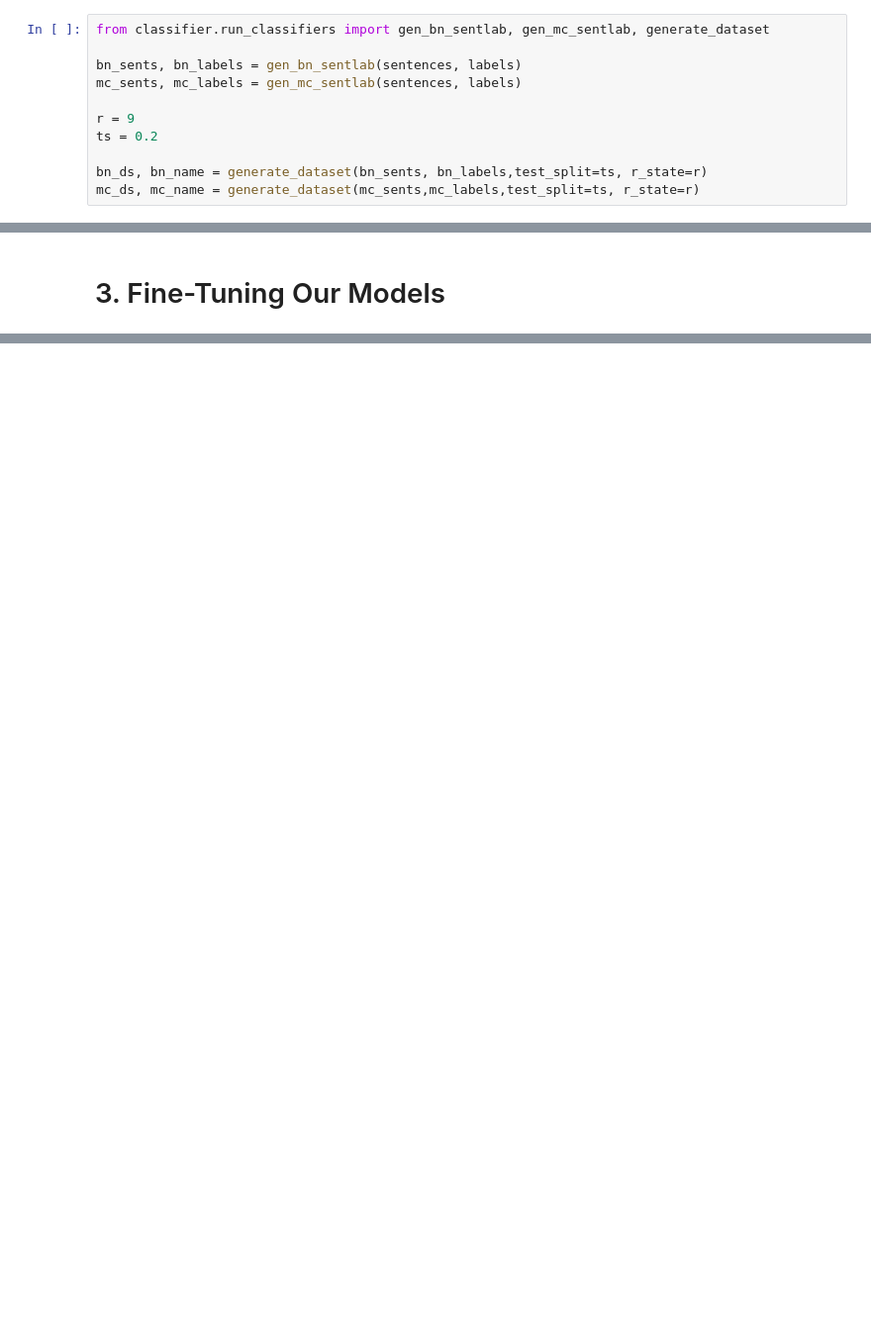
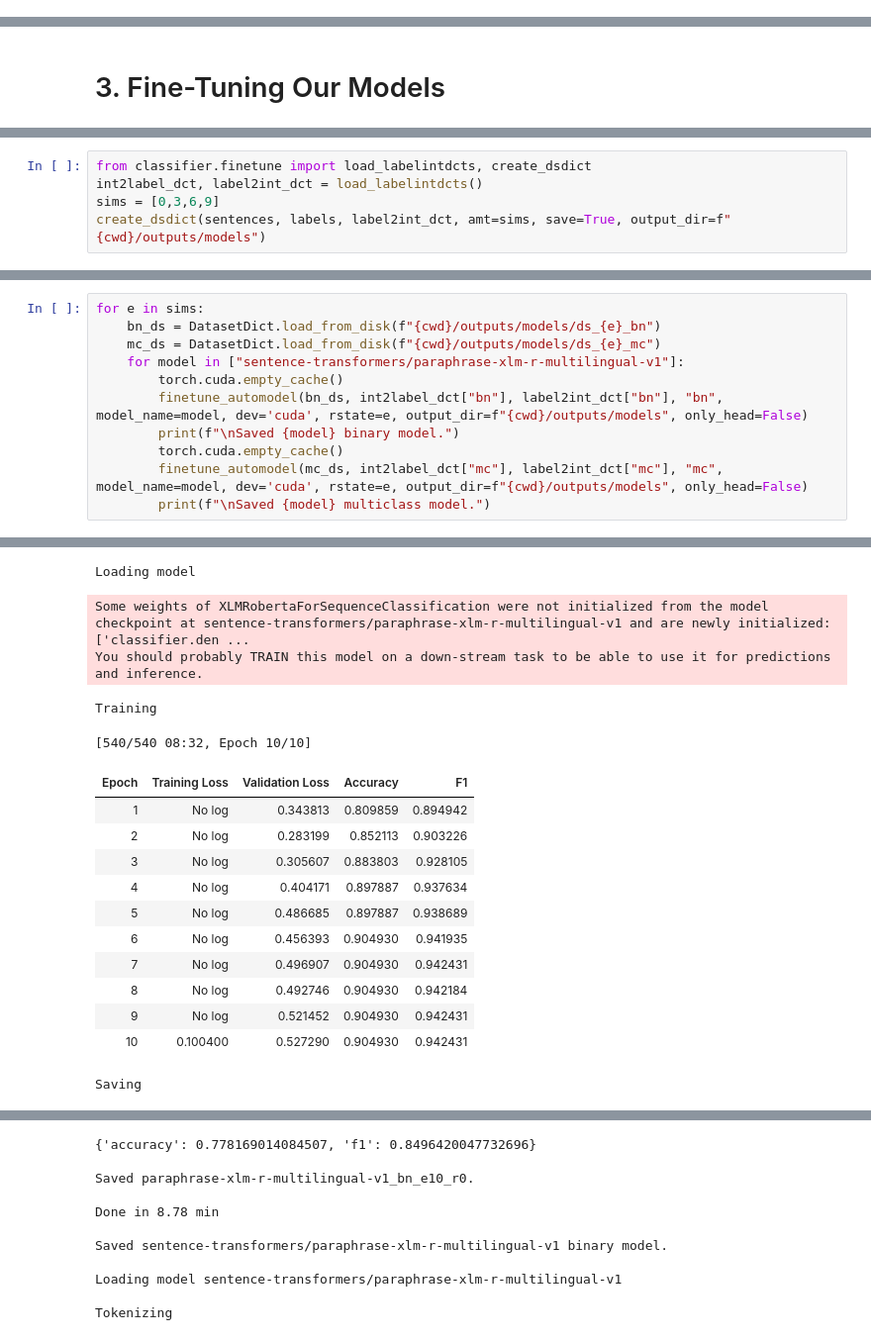
Before and after one commit to mawaskow/policy-classifier, a Jupyter notebook: workflow.ipynb, the cells around one changed output, grey strips where cells are left out. Shown: that part at 99% size. Saved outputs shown, nothing was run; the diff lists cells and outputs as text; blank space fills up the shorter version.

```diff
--- a/workflow.ipynb
+++ b/workflow.ipynb
@@ -175,11 +172,0 @@ At this point, we have a set of all the sentences and labels, including non-ince
-# %%
-from classifier.run_classifiers import gen_bn_sentlab, gen_mc_sentlab, generate_dataset
-
-bn_sents, bn_labels = gen_bn_sentlab(sentences, labels)
-mc_sents, mc_labels = gen_mc_sentlab(sentences, labels)
-
-r = 9
-ts = 0.2
-
-bn_ds, bn_name = generate_dataset(bn_sents, bn_labels,test_split=ts, r_state=r)
-mc_ds, mc_name = generate_dataset(mc_sents,mc_labels,test_split=ts, r_state=r)
@@ -218,0 +177,5 @@ Now that we have our datasets, it's time to fine-tune our models.
+# %%
+from classifier.finetune import load_labelintdcts, create_dsdict
+int2label_dct, label2int_dct = load_labelintdcts()
+sims = [0,3,6,9]
+create_dsdict(sentences, labels, label2int_dct, amt=sims, save=True, output_dir=f"{cwd}/outputs/models")
@@ -218,0 +208,12 @@ Now that we have our datasets, it's time to fine-tune our models.
+# %%
+for e in sims:
+    bn_ds = DatasetDict.load_from_disk(f"{cwd}/outputs/models/ds_{e}_bn")
+    mc_ds = DatasetDict.load_from_disk(f"{cwd}/outputs/models/ds_{e}_mc")
+    for model in ["sentence-transformers/paraphrase-xlm-r-multilingual-v1"]:
+        torch.cuda.empty_cache()
+        finetune_automodel(bn_ds, int2label_dct["bn"], label2int_dct["bn"], "bn", model_name=model, dev='cuda', rstate=e, output_dir=f"{cwd}/outputs/models", only_head=False)
+        print(f"\nSaved {model} binary model.")
+        torch.cuda.empty_cache()
+        finetune_automodel(mc_ds, int2label_dct["mc"], label2int_dct["mc"], "mc", model_name=model, dev='cuda', rstate=e, output_dir=f"{cwd}/outputs/models", only_head=False)
+        print(f"\nSaved {model} multiclass model.")
+# %% [output]
@@ -218,0 +223,17 @@ Now that we have our datasets, it's time to fine-tune our models.
+Loading model
+Some weights of XLMRobertaForSequenceClassification were not initialized from the model checkpoint at sentence-transformers/paraphrase-xlm-r-multilingual-v1 and are newly initialized: ['classifier.den ...
+You should probably TRAIN this model on a down-stream task to be able to use it for predictions and inference.
+Training
+[540/540 08:32, Epoch 10/10]
+| Epoch | Training Loss | Validation Loss | Accuracy | F1 |
+| 1 | No log | 0.343813 | 0.809859 | 0.894942 |
+| 2 | No log | 0.283199 | 0.852113 | 0.903226 |
+| 3 | No log | 0.305607 | 0.883803 | 0.928105 |
+| 4 | No log | 0.404171 | 0.897887 | 0.937634 |
+| 5 | No log | 0.486685 | 0.897887 | 0.938689 |
+| 6 | No log | 0.456393 | 0.904930 | 0.941935 |
+| 7 | No log | 0.496907 | 0.904930 | 0.942431 |
+| 8 | No log | 0.492746 | 0.904930 | 0.942184 |
+| 9 | No log | 0.521452 | 0.904930 | 0.942431 |
+| 10 | 0.100400 | 0.527290 | 0.904930 | 0.942431 |
+Saving
@@ -218,0 +241,11 @@ Now that we have our datasets, it's time to fine-tune our models.
+{'accuracy': 0.778169014084507, 'f1': 0.8496420047732696}
+
+Saved paraphrase-xlm-r-multilingual-v1_bn_e10_r0.
+
+Done in 8.78 min
+
+Saved sentence-transformers/paraphrase-xlm-r-multilingual-v1 binary model.
+
+Loading model sentence-transformers/paraphrase-xlm-r-multilingual-v1
+
+Tokenizing
```
Also changed, not shown: parts of 15 cells of this notebook, 4 other files.
